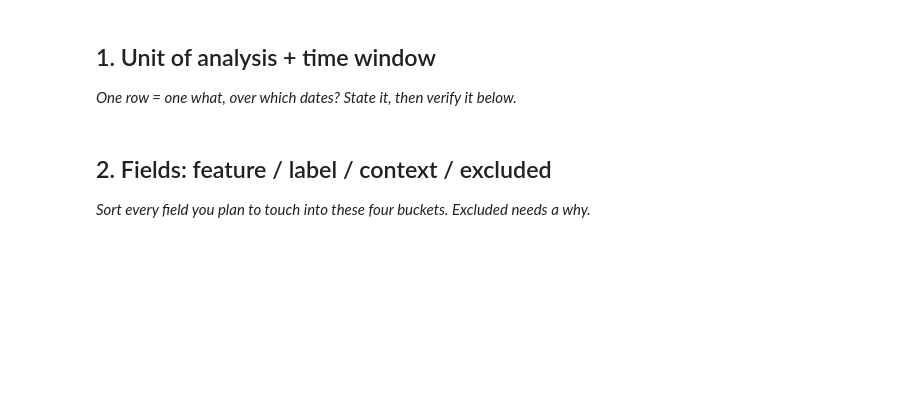
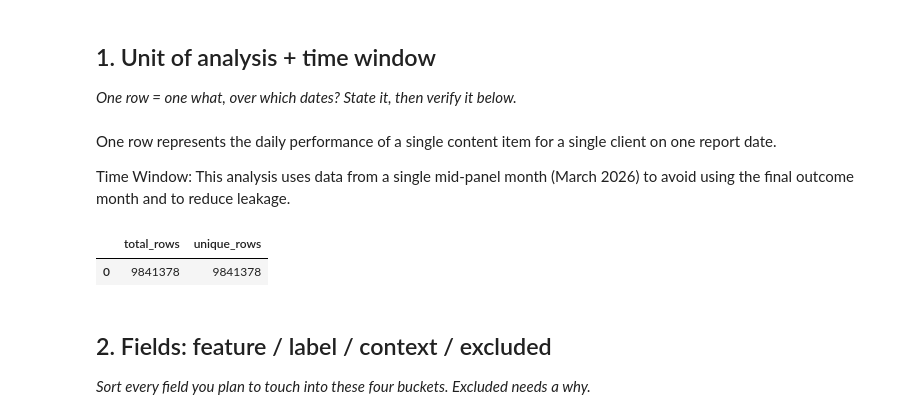
Before and after one commit to DeveshPandey1331/flyrank-ml, a Jupyter notebook: work/notebooks/w03_data_contract.ipynb, the cells around one changed output. Cells and saved outputs as stored; diff of their text form; code cells hidden in the pictures; blank space fills up the shorter version.

```diff
--- a/work/notebooks/w03_data_contract.ipynb
+++ b/work/notebooks/w03_data_contract.ipynb
@@ -10,9 +63,32 @@ This skeleton is yours to fill. Work the sections **in order** — each one has
 ## 1. Unit of analysis + time window
 
 *One row = one what, over which dates? State it, then verify it below.*
+# %% [markdown]
+
+
+One row represents the daily performance of a single content item for a single client on one report date.
+
+Time Window:
+This analysis uses data from a single mid-panel month (March 2026) to avoid using the final outcome month and to reduce leakage.
 # %%
 # This cell is for CODE (numbers, a query, a check).
 # Write your text answer in the cell ABOVE this one — typing sentences here breaks Run All.
+con.sql(f"""
+SELECT
+    COUNT(*) AS total_rows,
+    COUNT(DISTINCT (
+        report_date,
+        client_hash_id,
+        content_hash_id
+    )) AS unique_rows
+FROM read_parquet(
+'{rel}/fact_content_daily_performance/**/*.parquet'
+)
+WHERE month='2026-03'
+""").df()
+# %% [output]
+|  | total_rows | unique_rows |
+| 0 | 9841378 | 9841378 |
 # %% [markdown]
 ## 2. Fields: feature / label / context / excluded
 
```
Also changed, not shown: parts of 13 cells of this notebook.
